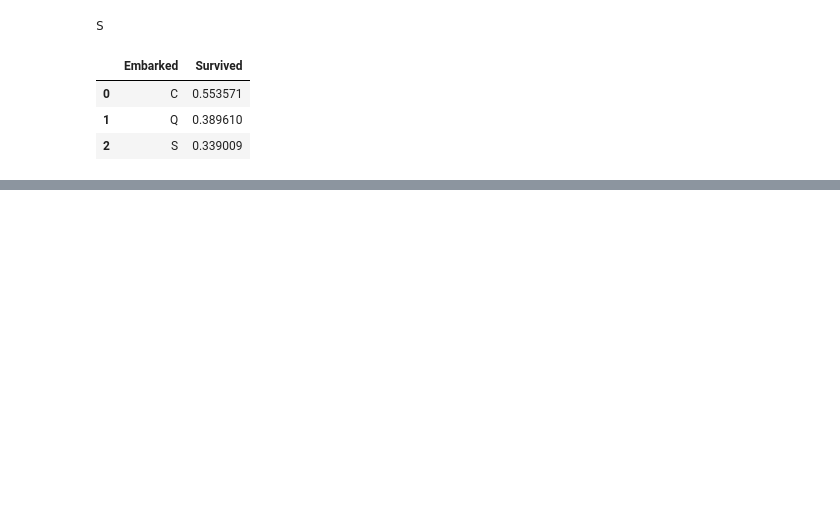
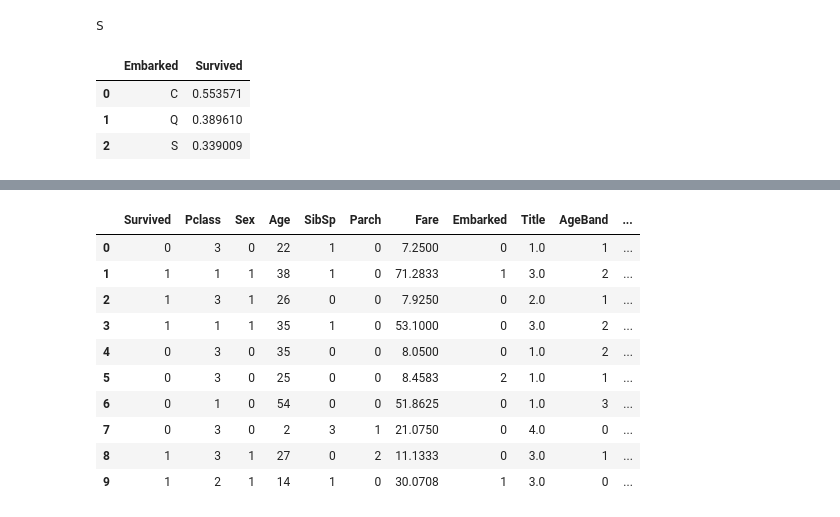
Before and after one commit to yuki678/kaggle, a Jupyter notebook: Titanic/kernel587aaa8f46.ipynb, the cells around one changed output, grey strips where cells are left out. Saved outputs shown, nothing was run; the diff lists cells and outputs as text; code cells hidden in the pictures; blank space fills up the shorter version.

```diff
--- a/Titanic/kernel587aaa8f46.ipynb
+++ b/Titanic/kernel587aaa8f46.ipynb
@@ -390,2 +447,5 @@ train_df.head()
 # %%
 test_df['Fare'].fillna(test_df['Fare'].dropna().median(), inplace=True)
+# %%
+train_df['FareBandChk'] = pd.qcut(train_df['Fare'], 4)
+train_df[['FareBandChk', 'Survived']].groupby(['FareBandChk'], as_index=False).mean().sort_values(by='FareBandChk', ascending=True)
@@ -392,3 +458,27 @@ test_df['Fare'].fillna(test_df['Fare'].dropna().median(), inplace=True)
+# %%
+for dataset in combine:
+    dataset['FareBand'] = 0
+    dataset.loc[dataset['Fare'] <= 7.91, 'FareBand'] = 0
+    dataset.loc[(dataset['Fare'] > 7.91) & (dataset['Fare'] <= 14.454), 'FareBand'] = 1
+    dataset.loc[(dataset['Fare'] > 14.454) & (dataset['Fare'] <= 31.0), 'FareBand'] = 2
+    dataset.loc[dataset['Fare'] > 31.0, 'FareBand'] = 3
+
+train_df = train_df.drop(['FareBandChk'], axis=1)
+combine = [train_df, test_df]
+
+train_df.head(10)
+# %% [output]
+|  | Survived | Pclass | Sex | Age | SibSp | Parch | Fare | Embarked | Title | AgeBand | ... |
+| 0 | 0 | 3 | 0 | 22 | 1 | 0 | 7.2500 | 0 | 1.0 | 1 | ... |
+| 1 | 1 | 1 | 1 | 38 | 1 | 0 | 71.2833 | 1 | 3.0 | 2 | ... |
+| 2 | 1 | 3 | 1 | 26 | 0 | 0 | 7.9250 | 0 | 2.0 | 1 | ... |
+| 3 | 1 | 1 | 1 | 35 | 1 | 0 | 53.1000 | 0 | 3.0 | 2 | ... |
+| 4 | 0 | 3 | 0 | 35 | 0 | 0 | 8.0500 | 0 | 1.0 | 2 | ... |
+| 5 | 0 | 3 | 0 | 25 | 0 | 0 | 8.4583 | 2 | 1.0 | 1 | ... |
+| 6 | 0 | 1 | 0 | 54 | 0 | 0 | 51.8625 | 0 | 1.0 | 3 | ... |
+| 7 | 0 | 3 | 0 | 2 | 3 | 1 | 21.0750 | 0 | 4.0 | 0 | ... |
+| 8 | 1 | 3 | 1 | 27 | 0 | 2 | 11.1333 | 0 | 3.0 | 1 | ... |
+| 9 | 1 | 2 | 1 | 14 | 1 | 0 | 30.0708 | 1 | 3.0 | 0 | ... |
 # %%
 X_train = train_df.drop('Survived', axis=1)
 y_train = train_df['Survived']
```
Also changed, not shown: parts of 43 cells of this notebook.
